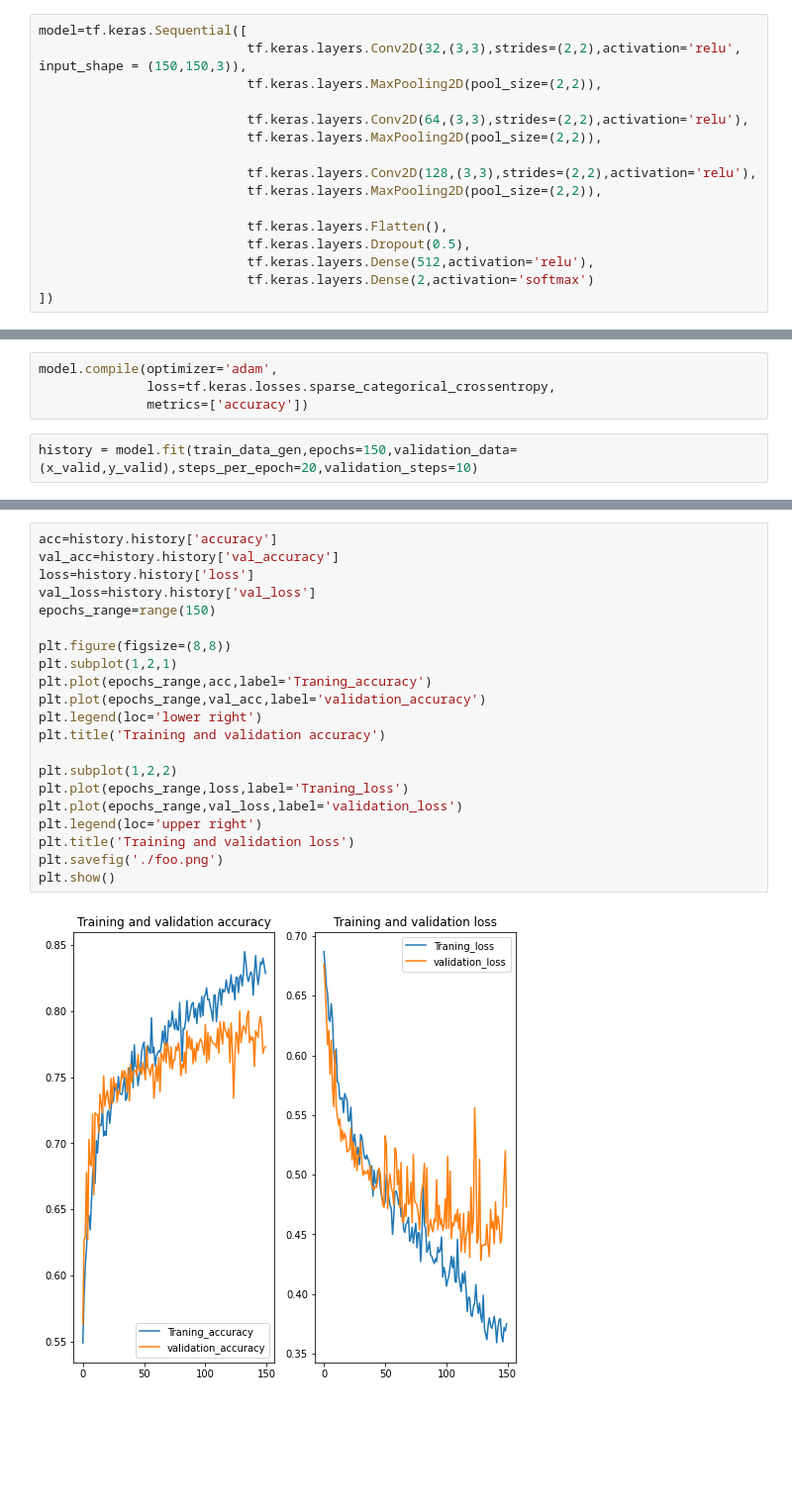
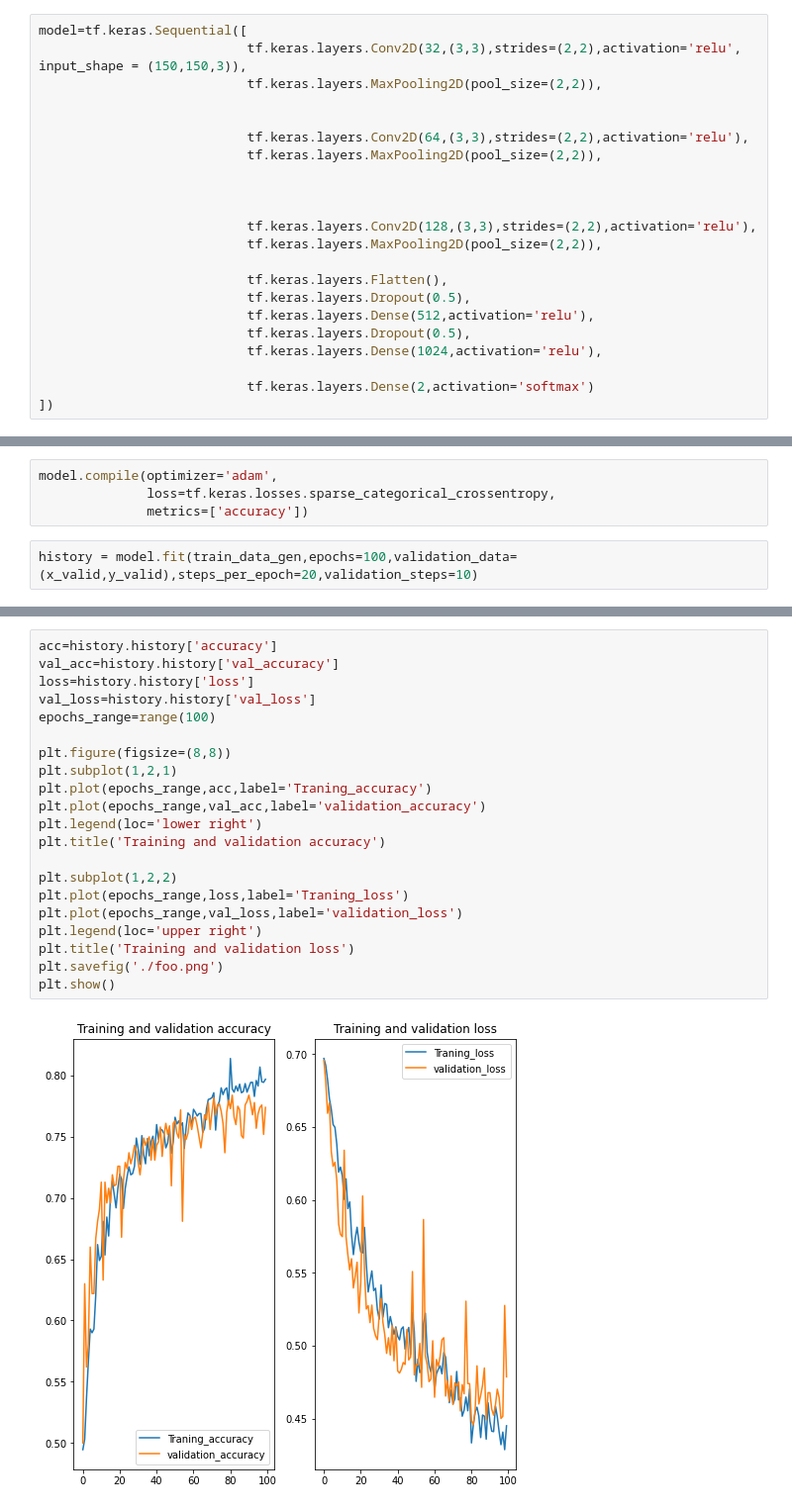
Before and after one commit to siddahant/Cat_vs_dog-CNN, a Jupyter notebook: cat_vs_dog_augmentation.ipynb, the cells around one changed output, grey strips where cells are left out. Shown at 99% size. Cells and saved outputs as stored; diff of their text form; blank space fills up the shorter version.

```diff
--- a/cat_vs_dog_augmentation.ipynb
+++ b/cat_vs_dog_augmentation.ipynb
@@ -116,8 +117,11 @@ model=tf.keras.Sequential([
                            tf.keras.layers.Conv2D(32,(3,3),strides=(2,2),activation='relu', input_shape = (150,150,3)),
                            tf.keras.layers.MaxPooling2D(pool_size=(2,2)),
 
+
                            tf.keras.layers.Conv2D(64,(3,3),strides=(2,2),activation='relu'),
                            tf.keras.layers.MaxPooling2D(pool_size=(2,2)),
+
+
 
                            tf.keras.layers.Conv2D(128,(3,3),strides=(2,2),activation='relu'),
                            tf.keras.layers.MaxPooling2D(pool_size=(2,2)),
@@ -125,6 +129,9 @@ model=tf.keras.Sequential([
                            tf.keras.layers.Flatten(),
                            tf.keras.layers.Dropout(0.5),
                            tf.keras.layers.Dense(512,activation='relu'),
+                           tf.keras.layers.Dropout(0.5),
+                           tf.keras.layers.Dense(1024,activation='relu'),
+
                            tf.keras.layers.Dense(2,activation='softmax')
 ])
 # %%
@@ -152,5 +159,5 @@ model.compile(optimizer='adam',
               loss=tf.keras.losses.sparse_categorical_crossentropy,
               metrics=['accuracy'])
 # %%
-history = model.fit(train_data_gen,epochs=150,validation_data=(x_valid,y_valid),steps_per_epoch=20,validation_steps=10)
+history = model.fit(train_data_gen,epochs=100,validation_data=(x_valid,y_valid),steps_per_epoch=20,validation_steps=10)
 # %% [output]
@@ -174,23 +181,23 @@ Epoch 150/150
 # %%
 acc=history.history['accuracy']
 val_acc=history.history['val_accuracy']
 loss=history.history['loss']
 val_loss=history.history['val_loss']
-epochs_range=range(150)
+epochs_range=range(100)
 
 plt.figure(figsize=(8,8))
 plt.subplot(1,2,1)
 plt.plot(epochs_range,acc,label='Traning_accuracy')
 plt.plot(epochs_range,val_acc,label='validation_accuracy')
 plt.legend(loc='lower right')
 plt.title('Training and validation accuracy')
 
 plt.subplot(1,2,2)
 plt.plot(epochs_range,loss,label='Traning_loss')
 plt.plot(epochs_range,val_loss,label='validation_loss')
 plt.legend(loc='upper right')
 plt.title('Training and validation loss')
 plt.savefig('./foo.png')
 plt.show()
 # %% [output]
-[figure, old version]
+[figure, new version]
```
Also changed, not shown: parts of 5 cells of this notebook.
